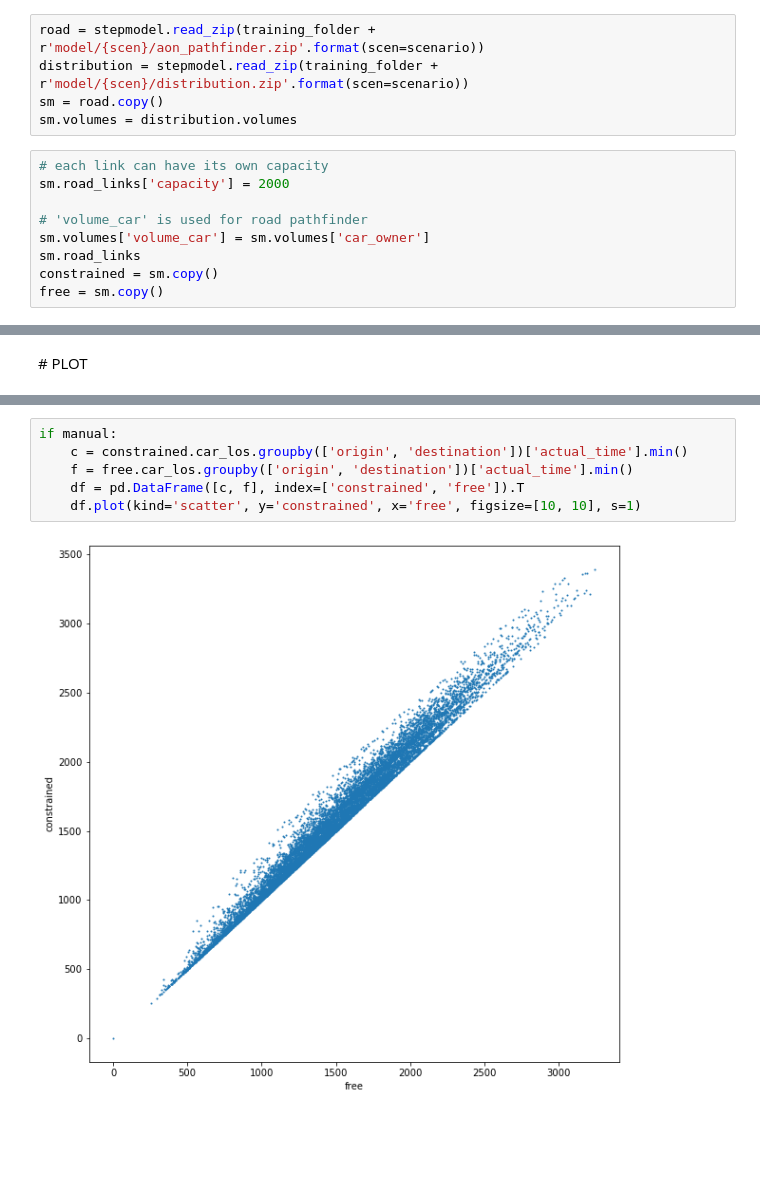
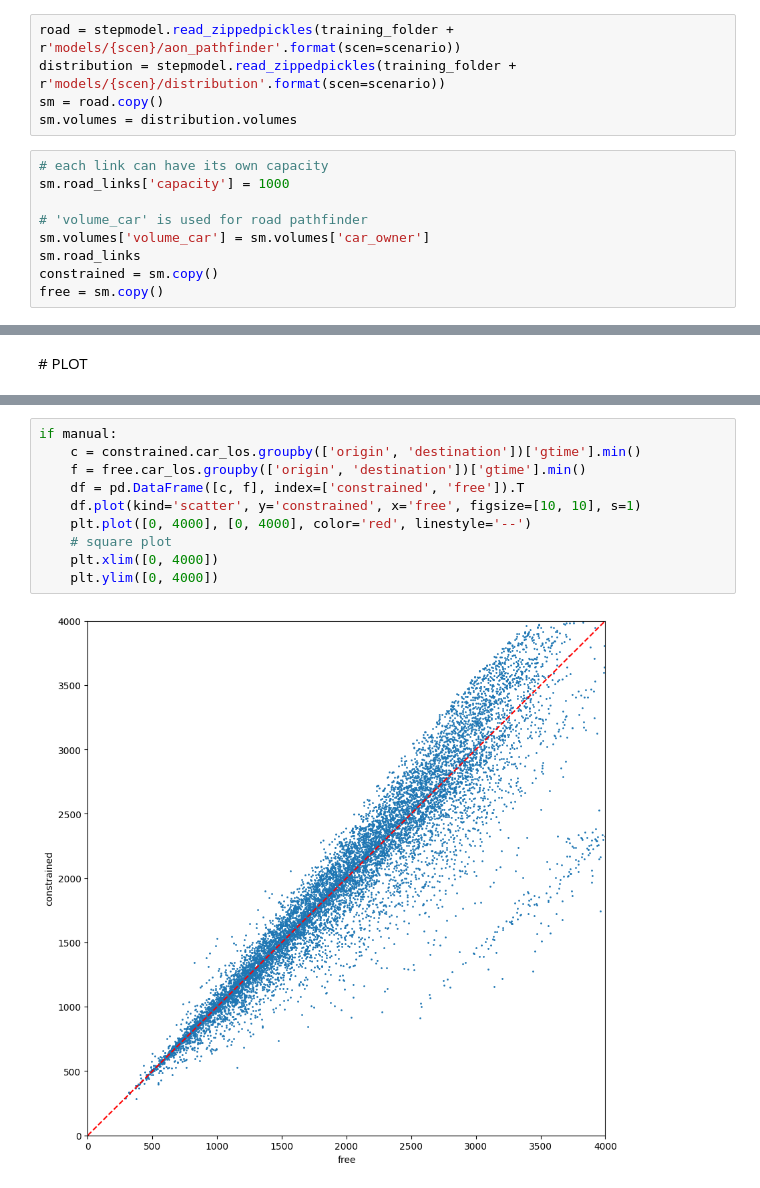
Before and after one commit to systragroup/quetzal_paris, a Jupyter notebook: notebooks/transport/B31_road_pathfinder.ipynb, the cells around one changed output, grey strips where cells are left out. Drawn from its saved outputs; the diff is of its cells as text; blank space fills up the shorter version.

```diff
--- a/notebooks/transport/B31_road_pathfinder.ipynb
+++ b/notebooks/transport/B31_road_pathfinder.ipynb
@@ -14,13 +14,13 @@ SQLalchemy is not installed. No support for SQL output.
 training_folder = '../../'
 plot_path = training_folder + 'outputs/plot/'
 # %%
-road = stepmodel.read_zip(training_folder + r'model/{scen}/aon_pathfinder.zip'.format(scen=scenario))
-distribution = stepmodel.read_zip(training_folder + r'model/{scen}/distribution.zip'.format(scen=scenario))
+road = stepmodel.read_zippedpickles(training_folder + r'models/{scen}/aon_pathfinder'.format(scen=scenario))
+distribution = stepmodel.read_zippedpickles(training_folder + r'models/{scen}/distribution'.format(scen=scenario))
 sm = road.copy()
 sm.volumes = distribution.volumes
 # %%
 # each link can have its own capacity
-sm.road_links['capacity'] = 2000
+sm.road_links['capacity'] = 1000
 
 # 'volume_car' is used for road pathfinder
 sm.volumes['volume_car'] = sm.volumes['car_owner']
@@ -101,8 +110,12 @@ if manual:
 # %%
 if manual:
-    c = constrained.car_los.groupby(['origin', 'destination'])['actual_time'].min()
-    f = free.car_los.groupby(['origin', 'destination'])['actual_time'].min()
+    c = constrained.car_los.groupby(['origin', 'destination'])['gtime'].min()
+    f = free.car_los.groupby(['origin', 'destination'])['gtime'].min()
     df = pd.DataFrame([c, f], index=['constrained', 'free']).T
     df.plot(kind='scatter', y='constrained', x='free', figsize=[10, 10], s=1)
+    plt.plot([0, 4000], [0, 4000], color='red', linestyle='--')
+    # square plot
+    plt.xlim([0, 4000])
+    plt.ylim([0, 4000])
 # %% [output]
-[figure, old version]
+[figure, new version]
```
Also changed, not shown: parts of 8 cells of this notebook, 39 other files.
